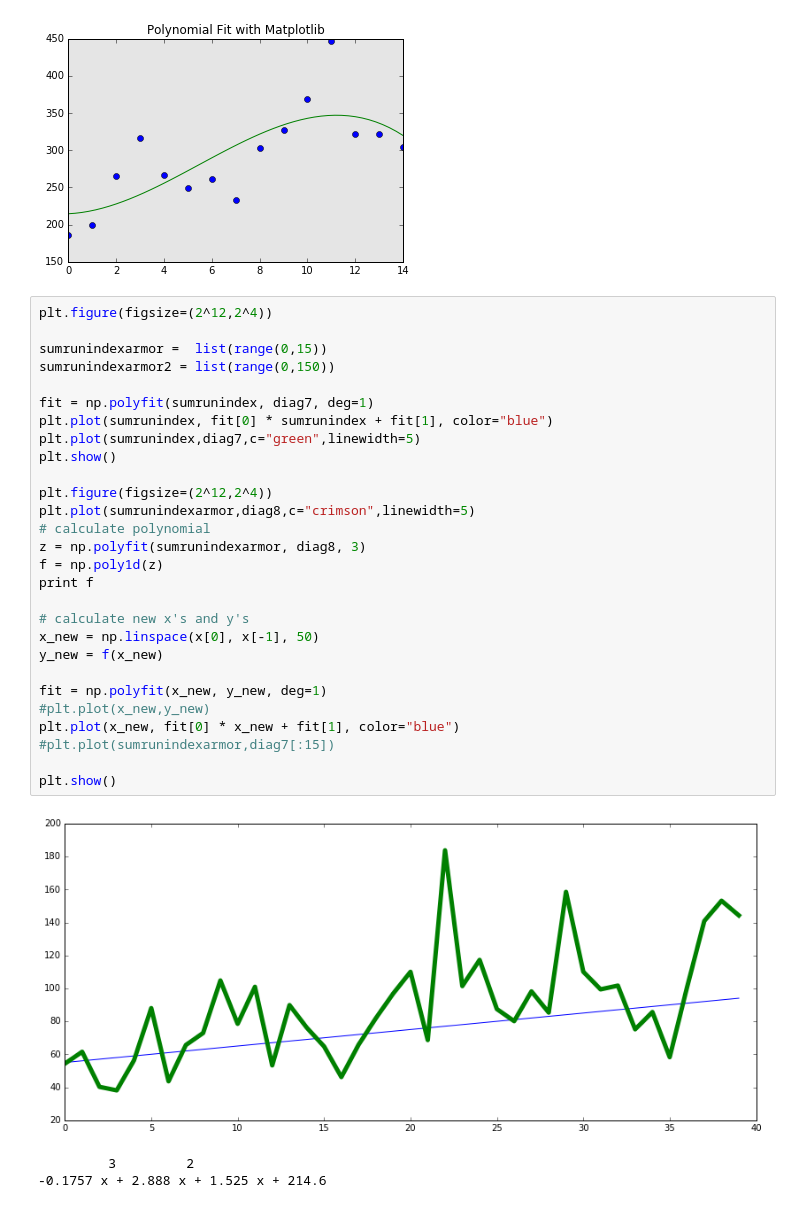
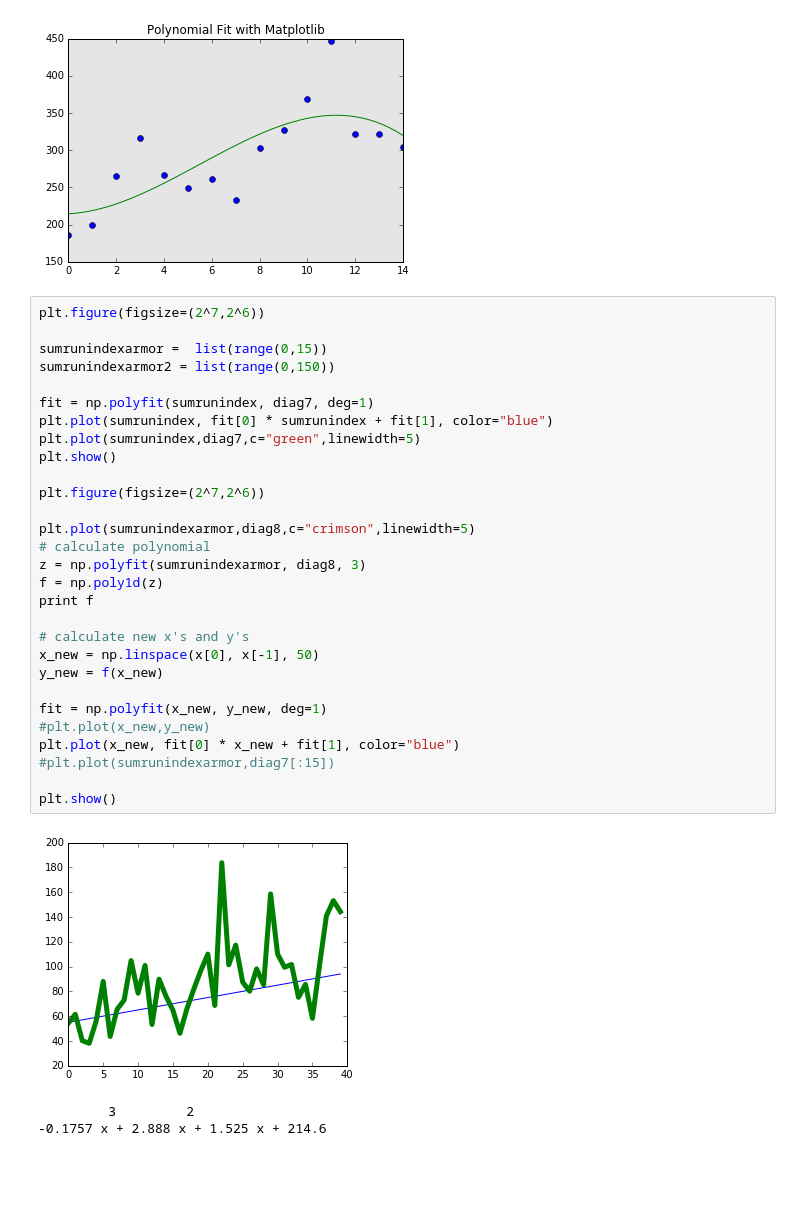
Before and after one commit to CS175MinecraftAI/IfYouCanDodgeAFireball, a Jupyter notebook: code/analysis/survival_rate.ipynb, the cells around one changed output. Saved outputs shown, nothing was run; the diff lists cells and outputs as text; blank space fills up the shorter version.

```diff
--- a/code/analysis/survival_rate.ipynb
+++ b/code/analysis/survival_rate.ipynb
@@ -342,34 +342,35 @@ plt.show()
 -0.1757 x + 2.888 x + 1.525 x + 214.6
 [figure]
 # %%
-plt.figure(figsize=(2^12,2^4))
+plt.figure(figsize=(2^7,2^6))
 
 sumrunindexarmor =  list(range(0,15))
 sumrunindexarmor2 = list(range(0,150))
 
 fit = np.polyfit(sumrunindex, diag7, deg=1)
 plt.plot(sumrunindex, fit[0] * sumrunindex + fit[1], color="blue")
 plt.plot(sumrunindex,diag7,c="green",linewidth=5)
 plt.show()
 
-plt.figure(figsize=(2^12,2^4))
+plt.figure(figsize=(2^7,2^6))
+
 plt.plot(sumrunindexarmor,diag8,c="crimson",linewidth=5)
 # calculate polynomial
 z = np.polyfit(sumrunindexarmor, diag8, 3)
 f = np.poly1d(z)
 print f
 
 # calculate new x's and y's
 x_new = np.linspace(x[0], x[-1], 50)
 y_new = f(x_new)
 
 fit = np.polyfit(x_new, y_new, deg=1)
 #plt.plot(x_new,y_new)
 plt.plot(x_new, fit[0] * x_new + fit[1], color="blue")
 #plt.plot(sumrunindexarmor,diag7[:15])
 
 plt.show()
 # %% [output]
-[figure, old version]
+[figure, new version]
          3         2
 -0.1757 x + 2.888 x + 1.525 x + 214.6
```
Also changed, not shown: parts of 3 cells of this notebook, 5 other files.
